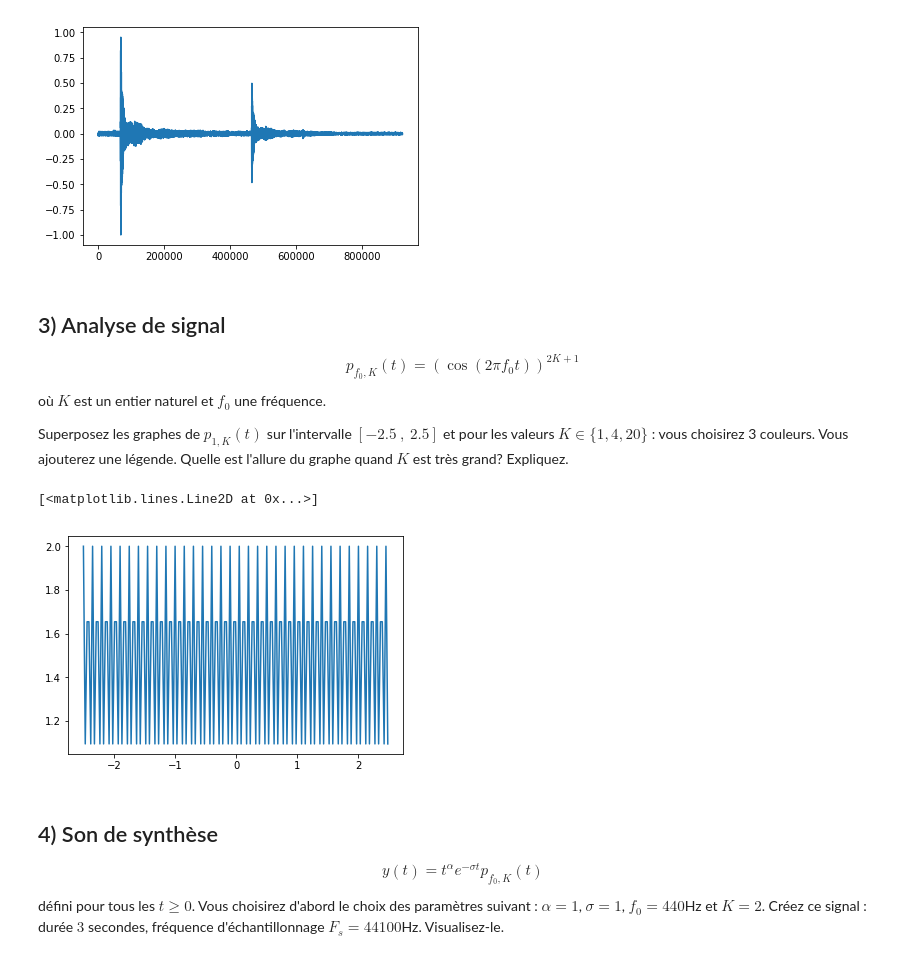
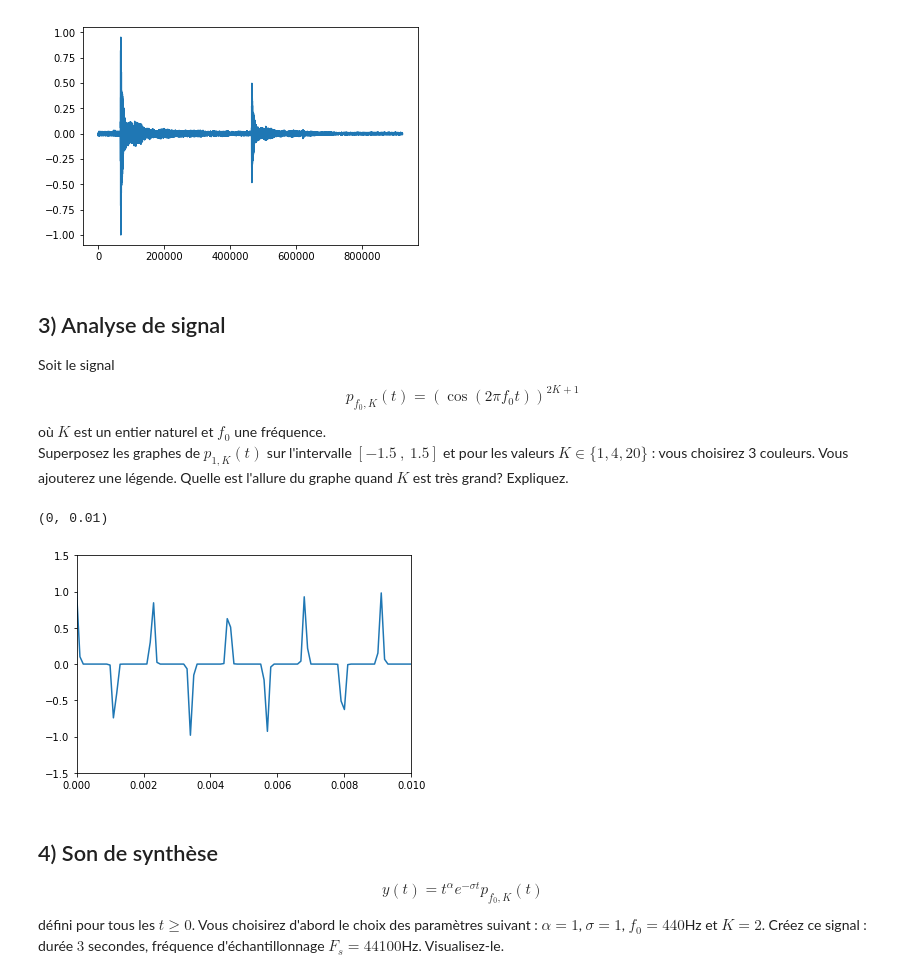
Before and after one commit to guillaume-haerinck/imac-tp-signal, a Jupyter notebook: tp-01/exercices.ipynb, the cells around one changed output. Saved outputs shown, nothing was run; the diff lists cells and outputs as text; code cells hidden in the pictures.

```diff
--- a/tp-01/exercices.ipynb
+++ b/tp-01/exercices.ipynb
@@ -95,30 +95,31 @@ plt.plot(y)
 # %% [markdown]
 ## 3) Analyse de signal
 
-$$p_{f_0,K}(t)=\left( \cos(2\pi f_0 t )\right) ^{2K+1}$$ où $K$ est un entier naturel et $f_0$ une fréquence.
-
-Superposez les graphes de $p_{1,K}(t)$ sur l'intervalle $[-2.5 \ , \ 2.5]$ et pour les valeurs
+Soit  le signal $$p_{f_0,K}(t)=\left( \cos(2\pi f_0 t )\right) ^{2K+1}$$ où $K$ est un entier naturel et $f_0$ une fréquence.
+        Superposez les graphes de $p_{1,K}(t)$ sur l'intervalle $[-1.5 \ , \ 1.5]$ et pour les valeurs
        $K \in \{1 , 4 , 20 \}$ : vous choisirez 3 couleurs.
         Vous ajouterez une légende.
         Quelle est l'allure du graphe quand $K$ est très grand? Expliquez.
 # %%
 import numpy as np
 import matplotlib.pyplot as plt
 from scipy.io import wavfile as wav
 
 Fs = 10000; # la fréquence d'échantillonnage (rate en anglais)
 Ts = 1 / Fs; # le pas d'échantillonnage
-t = np.arange(-2.5, 2.5, 0.03)
+t = np.arange(0, 5, Ts) # Tableau de 0 a 5 * Ts
 
 f0 = 440
-K = 1
+K = 29
 
-y = (np.cos(2 * np.pi * f0 * t)) ** 2 * K + 1
+y = (np.cos(2 * np.pi * f0 * t)) ** (2 * K + 1)
 
 plt.plot(t, y)
+plt.ylim(-1.5, 1.5)
+plt.xlim(0, 0.01)
 # %% [output]
-[<matplotlib.lines.Line2D at 0x...>]
+(0, 0.01)
-[figure, old version]
+[figure, new version]
 # %% [markdown]
 ## 4) Son de synthèse
 $$y(t)=t^{\alpha}e^{-\sigma t} p_{f_0,K}(t) $$ défini pour tous les $t\geq 0$. Vous choisirez d'abord le choix des paramètres suivant :
```
